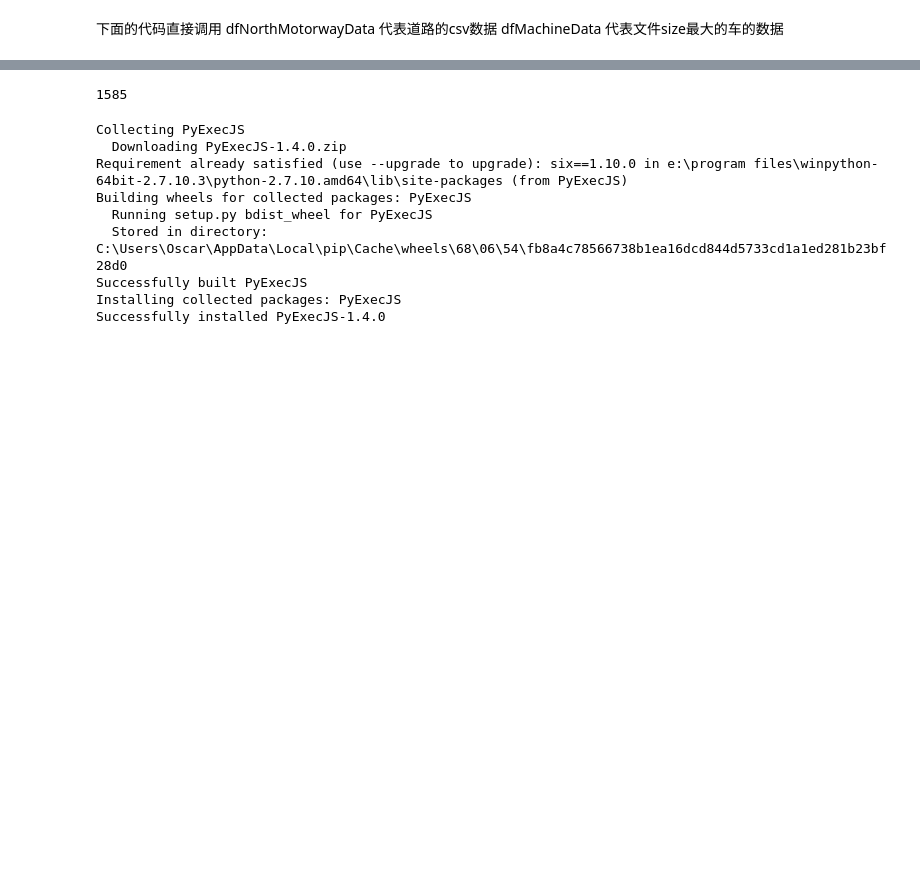
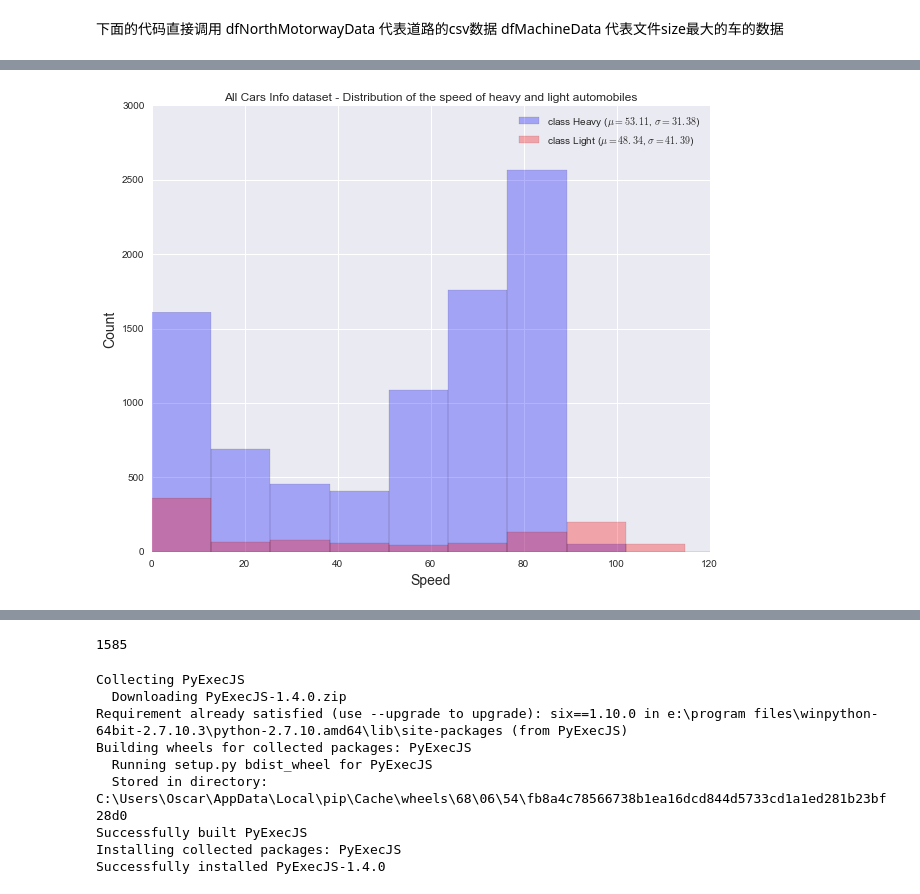
Before and after one commit to OscarZhou/DataScienceProject3, a Jupyter notebook: Project3/Notebook/exploratory notebook.ipynb, the cells around one changed output, grey strips where cells are left out. Cells and saved outputs as stored; diff of their text form; code cells hidden in the pictures; blank space fills up the shorter version.

```diff
--- a/Project3/Notebook/exploratory notebook.ipynb
+++ b/Project3/Notebook/exploratory notebook.ipynb
@@ -172,0 +271,3 @@ dfMachineData = pd.read_csv("../CleanedDatasets/Machine data/5234-2016-03-16 162
+# %%
+# Read the all machine data.
+dfAllMachineData = pd.read_csv("../CleanedDatasets/ALL_CARS_INFO.csv", usecols=[1,2,3,4,5,6,7,8,9])
@@ -172,0 +285,6 @@ dfMachineData = pd.read_csv("../CleanedDatasets/Machine data/5234-2016-03-16 162
+# %%
+# Divide all machine data into two files by variable 'vehicle_weight_type'
+dfHeavyMachineData = dfAllMachineData[dfAllMachineData['vehicle_weight_type'] == '"HEAVY"']
+print 'The numbers of data with heavy automobile is %d' % (int(len(dfHeavyMachineData)))
+dfLightMachineData = dfAllMachineData[dfAllMachineData['vehicle_weight_type'] == '"LIGHT"']
+print 'The numbers of data with heavy automobile is %d' % (int(len(dfLightMachineData)))
@@ -172,0 +332,4 @@ dfMachineData = pd.read_csv("../CleanedDatasets/Machine data/5234-2016-03-16 162
+# %%
+##找出HEAVY车中，数据最大的前10辆车,生成表
+dfsizeH10 = dfHeavyMachineData[dfHeavyMachineData['original_file_size']>=403.916015625]
+dfsizeH10.head()
@@ -172,0 +343,4 @@ dfMachineData = pd.read_csv("../CleanedDatasets/Machine data/5234-2016-03-16 162
+# %%
+##找出LIGHT车中，数据最大的前10辆车,生成表
+dfsizeL10 = dfLightMachineData[dfLightMachineData['original_file_size']>=76.998046875]
+dfsizeL10.head()
@@ -172,0 +354,34 @@ dfMachineData = pd.read_csv("../CleanedDatasets/Machine data/5234-2016-03-16 162
+# %%
+from matplotlib import pyplot as plt
+
+plt.figure(figsize=(10,8))
+color = ('blue')
+mean = np.mean(dfsizeH10['speed_gps_kph'][dfsizeH10['machine_id'] == 5234]) # class sample mean
+stdev = np.std(dfsizeH10['speed_gps_kph'][dfsizeH10['machine_id'] == 5234]) # class standard deviation
+dfsizeH10['speed_gps_kph'][dfsizeH10['machine_id'] == 5234].hist(alpha=0.3, # opacity level
+         label='class {} ($\mu={:.2f}$, $\sigma={:.2f}$)'.format('Heavy', mean, stdev),
+         color=color,
+         bins=20)
+
+#plt.title('Wine data set - Distribution of Magnesium content')
+#plt.xlim([0,120])
+#plt.xlabel('Magnesium content', fontsize=14)
+#plt.ylabel('count', fontsize=14)
+#plt.legend(loc='upper right')
+
+color1 = ('red')
+mean = np.mean(dfsizeL10['speed_gps_kph'][dfsizeL10['machine_id'] == 26543]) # class sample mean
+stdev = np.std(dfsizeL10['speed_gps_kph'][dfsizeL10['machine_id'] == 26543]) # class standard deviation
+dfsizeL10['speed_gps_kph'][dfsizeL10['machine_id'] == 26543].hist(alpha=0.3, # opacity level
+         label='class {} ($\mu={:.2f}$, $\sigma={:.2f}$)'.format('Light', mean, stdev),
+         color=color1,
+         bins=20)
+
+plt.title('All Cars Info dataset - Distribution of the speed of heavy and light automobiles')
+plt.xlim([0,120])
+plt.xlabel('Speed', fontsize=14)
+plt.ylabel('Count', fontsize=14)
+plt.legend(loc='upper right')
+plt.show()
+# %% [output]
+[figure, added]
```
Also changed, not shown: parts of 27 cells of this notebook.
